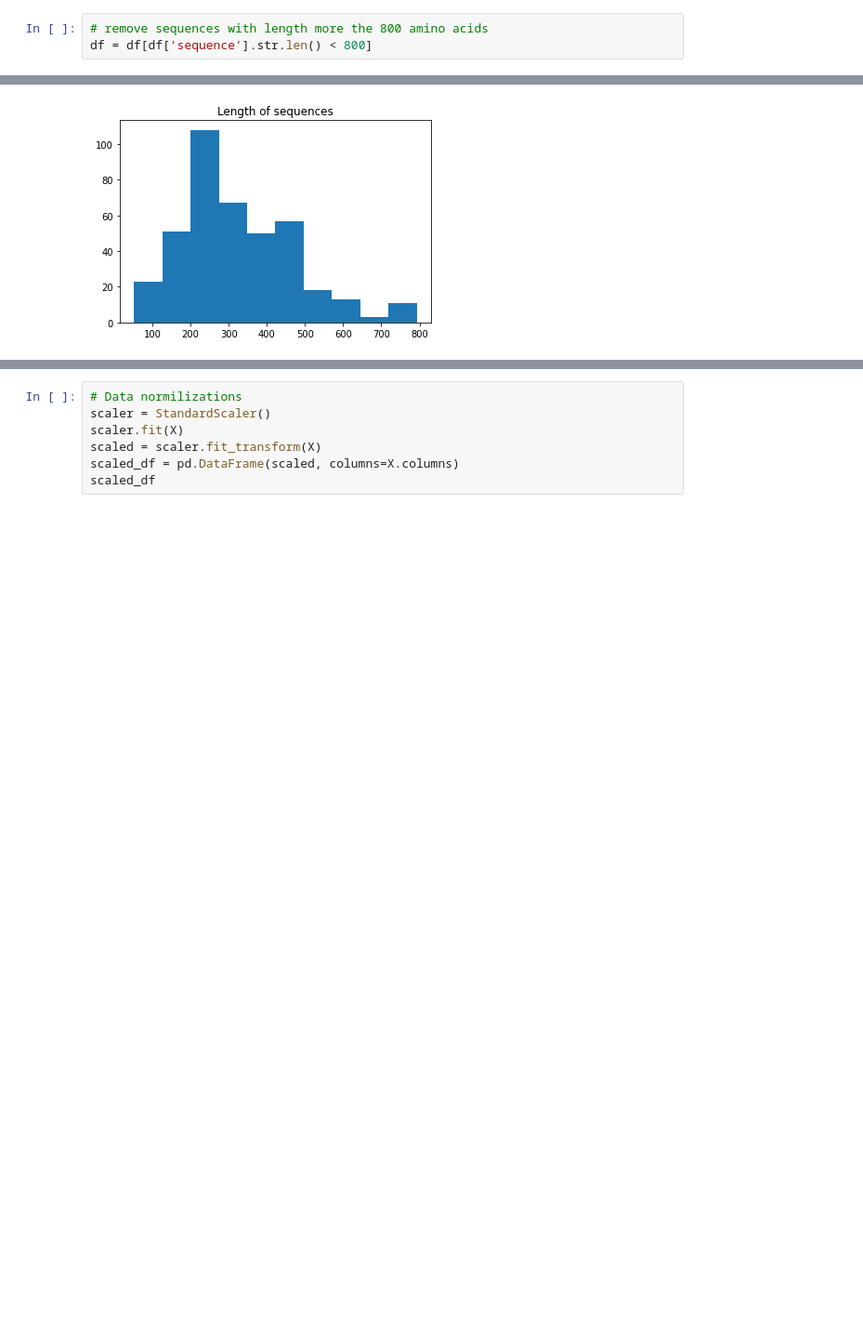
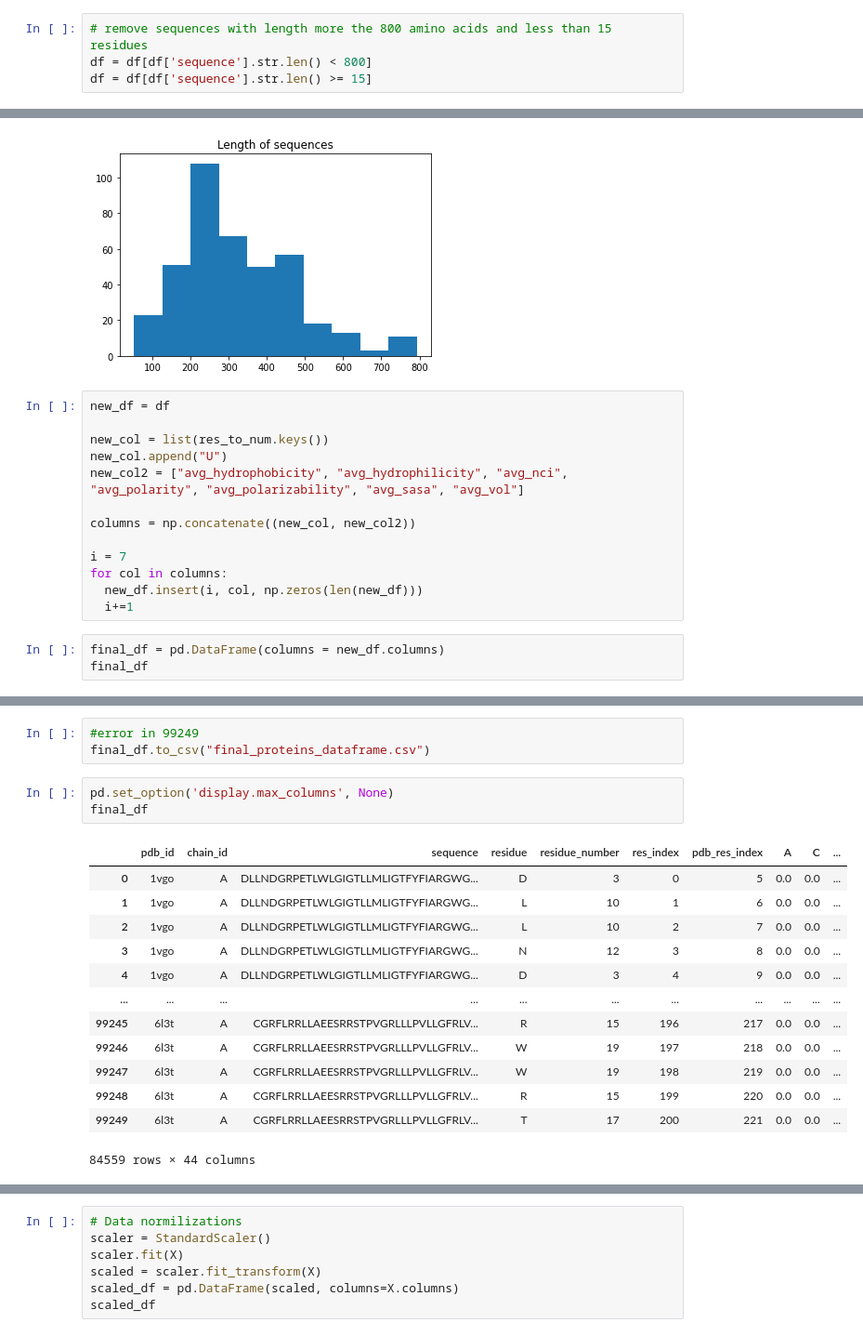
Before and after one commit to Dparanou/transmembrane-protein-prediction, a Jupyter notebook: proteins_classifier.ipynb, the cells around one changed output, grey strips where cells are left out. Shown: that part at 93% size. Cells and saved outputs as stored; diff of their text form; blank space fills up the shorter version.

```diff
--- a/proteins_classifier.ipynb
+++ b/proteins_classifier.ipynb
@@ -43,8 +78,9 @@ for key in seq_segm:
 
 df = df[~df['sequence'].isin(outside_seq)]
 # %%
-# remove sequences with length more the 800 amino acids
+# remove sequences with length more the 800 amino acids and less than 15 residues
 df = df[df['sequence'].str.len() < 800]
+df = df[df['sequence'].str.len() >= 15]
 # %%
 unique_seq = df.sequence.unique()
 
@@ -57,3 +93,19 @@ plt.title("Length of sequences")
 plt.show()
 # %% [output]
 [figure]
+# %%
+new_df = df
+
+new_col = list(res_to_num.keys())
+new_col.append("U")
+new_col2 = ["avg_hydrophobicity", "avg_hydrophilicity", "avg_nci", "avg_polarity", "avg_polarizability", "avg_sasa", "avg_vol"]
+
+columns = np.concatenate((new_col, new_col2))
+
+i = 7
+for col in columns:
+  new_df.insert(i, col, np.zeros(len(new_df)))
+  i+=1
+# %%
+final_df = pd.DataFrame(columns = new_df.columns)
+final_df
@@ -59,0 +240,20 @@ plt.show()
+# %%
+#error in 99249
+final_df.to_csv("final_proteins_dataframe.csv")
+# %%
+pd.set_option('display.max_columns', None)
+final_df
+# %% [output]
+|  | pdb_id | chain_id | sequence | residue | residue_number | res_index | pdb_res_index | A | C | ... |
+| 0 | 1vgo | A | DLLNDGRPETLWLGIGTLLMLIGTFYFIARGWG... | D | 3 | 0 | 5 | 0.0 | 0.0 | ... |
+| 1 | 1vgo | A | DLLNDGRPETLWLGIGTLLMLIGTFYFIARGWG... | L | 10 | 1 | 6 | 0.0 | 0.0 | ... |
+| 2 | 1vgo | A | DLLNDGRPETLWLGIGTLLMLIGTFYFIARGWG... | L | 10 | 2 | 7 | 0.0 | 0.0 | ... |
+| 3 | 1vgo | A | DLLNDGRPETLWLGIGTLLMLIGTFYFIARGWG... | N | 12 | 3 | 8 | 0.0 | 0.0 | ... |
+| 4 | 1vgo | A | DLLNDGRPETLWLGIGTLLMLIGTFYFIARGWG... | D | 3 | 4 | 9 | 0.0 | 0.0 | ... |
+| ... | ... | ... | ... | ... | ... | ... | ... | ... | ... | ... |
+| 99245 | 6l3t | A | CGRFLRRLLAEESRRSTPVGRLLLPVLLGFRLV... | R | 15 | 196 | 217 | 0.0 | 0.0 | ... |
+| 99246 | 6l3t | A | CGRFLRRLLAEESRRSTPVGRLLLPVLLGFRLV... | W | 19 | 197 | 218 | 0.0 | 0.0 | ... |
+| 99247 | 6l3t | A | CGRFLRRLLAEESRRSTPVGRLLLPVLLGFRLV... | W | 19 | 198 | 219 | 0.0 | 0.0 | ... |
+| 99248 | 6l3t | A | CGRFLRRLLAEESRRSTPVGRLLLPVLLGFRLV... | R | 15 | 199 | 220 | 0.0 | 0.0 | ... |
+| 99249 | 6l3t | A | CGRFLRRLLAEESRRSTPVGRLLLPVLLGFRLV... | T | 17 | 200 | 221 | 0.0 | 0.0 | ... |
+84559 rows × 44 columns
```
Also changed, not shown: parts of 13 cells of this notebook, 2 other files.
